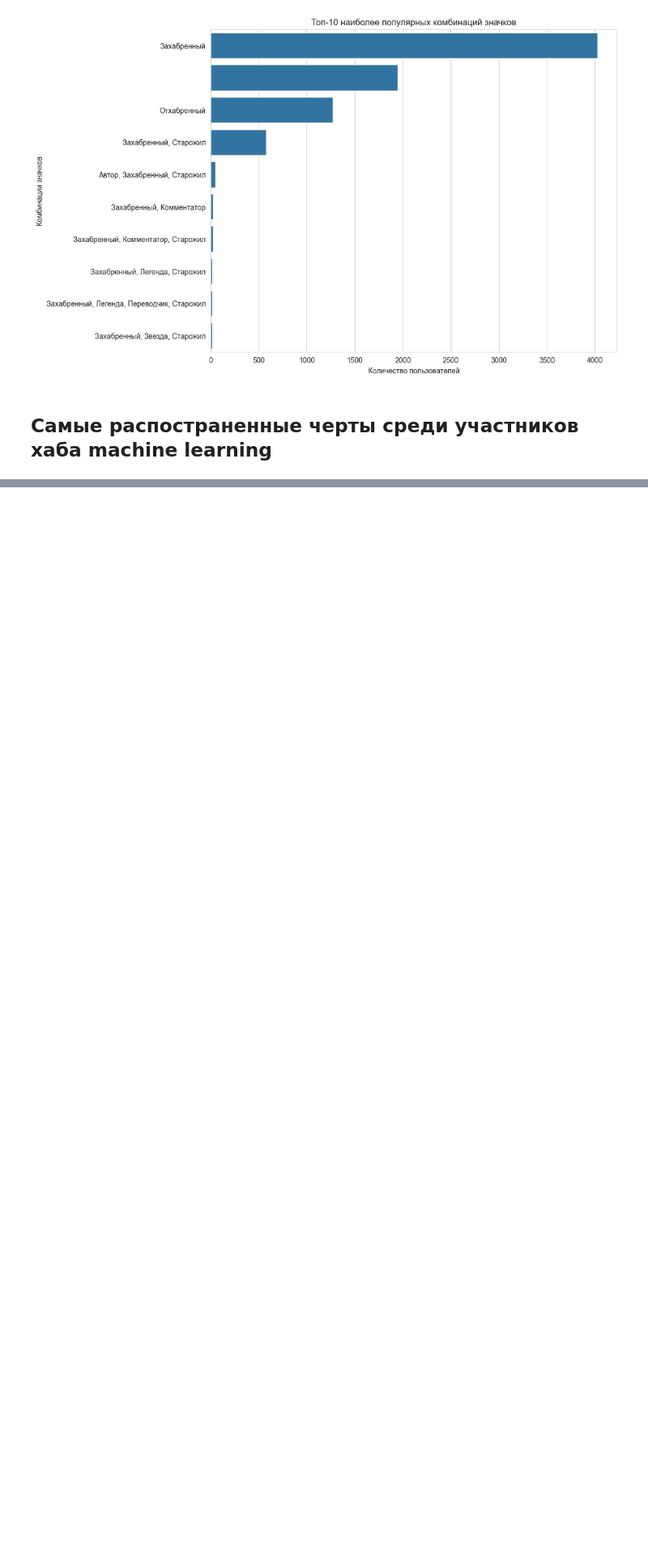
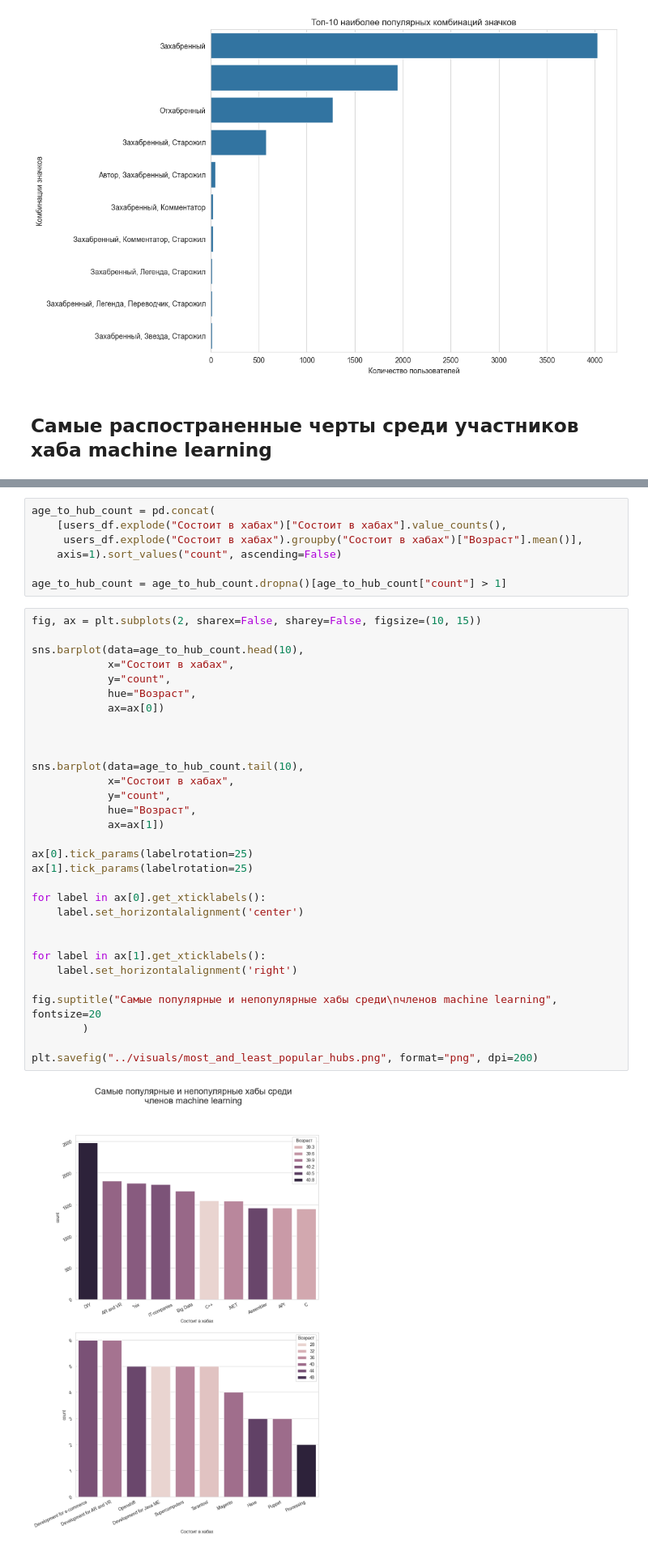
Before and after one commit to Mayonnaise-Slap/ICT-2024-practice, a Jupyter notebook: data_analysis/users_analysis.ipynb, the cells around one changed output, grey strips where cells are left out. Shown: that part at 81% size. Cells and saved outputs as stored; diff of their text form; blank space fills up the shorter version.

```diff
--- a/data_analysis/users_analysis.ipynb
+++ b/data_analysis/users_analysis.ipynb
@@ -232,0 +223,40 @@ pd.DataFrame(probable_values)
+# %%
+age_to_hub_count = pd.concat(
+    [users_df.explode("Состоит в хабах")["Состоит в хабах"].value_counts(),
+     users_df.explode("Состоит в хабах").groupby("Состоит в хабах")["Возраст"].mean()],
+    axis=1).sort_values("count", ascending=False)
+
+age_to_hub_count = age_to_hub_count.dropna()[age_to_hub_count["count"] > 1]
+# %%
+fig, ax = plt.subplots(2, sharex=False, sharey=False, figsize=(10, 15))
+
+sns.barplot(data=age_to_hub_count.head(10),
+            x="Состоит в хабах",
+            y="count",
+            hue="Возраст",
+            ax=ax[0])
+
+
+
+sns.barplot(data=age_to_hub_count.tail(10),
+            x="Состоит в хабах",
+            y="count",
+            hue="Возраст",
+            ax=ax[1])
+
+ax[0].tick_params(labelrotation=25)
+ax[1].tick_params(labelrotation=25)
+
+for label in ax[0].get_xticklabels():
+    label.set_horizontalalignment('center')
+
+
+for label in ax[1].get_xticklabels():
+    label.set_horizontalalignment('right')
+
+fig.suptitle("Самые популярные и непопулярные хабы среди\nчленов machine learning", fontsize=20
+        )
+
+plt.savefig("../visuals/most_and_least_popular_hubs.png", format="png", dpi=200)
+# %% [output]
+[figure, added]
```
Also changed, not shown: parts of 6 cells of this notebook, 4 other files.
